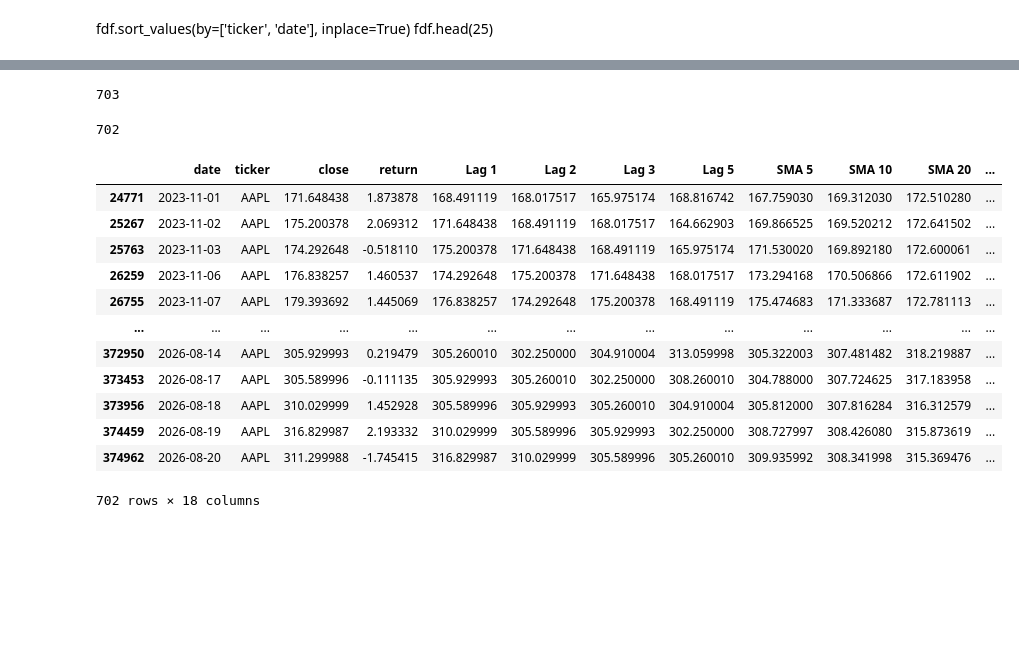
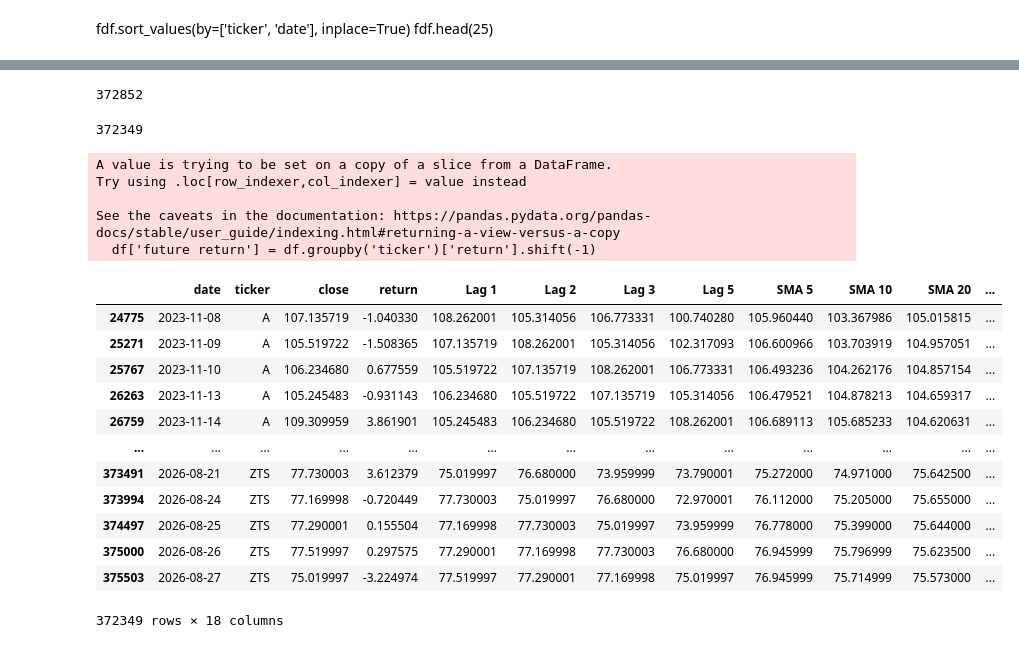
Before and after one commit to Suman-Poola/Random-Forrest-s-p500, a Jupyter notebook: Random_Forest.ipynb, the cells around one changed output, grey strips where cells are left out. Saved outputs shown, nothing was run; the diff lists cells and outputs as text; code cells hidden in the pictures; blank space fills up the shorter version.

Commit message:
Remade the random forest with the 500 stocks data frame

```diff
--- a/Random_Forest.ipynb
+++ b/Random_Forest.ipynb
@@ -158 +149,3 @@ fdf_appl.head()
+# %%
+df=fdf
 # %%
@@ -210,12 +199,12 @@ fdf.head(25)
 # %%
-fdf_appl['SMA 5'] = fdf_appl['close'].rolling(window=5).mean()
-fdf_appl['SMA 10'] = fdf_appl['close'].rolling(window=10).mean()
-fdf_appl['SMA 20'] = fdf_appl['close'].rolling(window=20).mean()
-fdf_appl['SMA 30'] = fdf_appl['close'].rolling(window=30).mean()
-fdf_appl['SMA 50'] = fdf_appl['close'].rolling(window=50).mean()
+df['SMA 5'] = df['close'].rolling(window=5).mean()
+df['SMA 10'] = df['close'].rolling(window=10).mean()
+df['SMA 20'] = df['close'].rolling(window=20).mean()
+df['SMA 30'] = df['close'].rolling(window=30).mean()
+df['SMA 50'] = df['close'].rolling(window=50).mean()
 
-fdf_appl.head(100)
-#fdf_appl = fdf[fdf['ticker'] == 'AAPL'].copy()
-#fdf_appl.head()
+df.head(100)
+#df = fdf[fdf['ticker'] == 'AAPL'].copy()
+#df.head()
 # %% [output]
 |  | date | ticker | close | return | Lag 1 | Lag 2 | Lag 3 | Lag 5 | SMA 5 | SMA 10 | SMA 20 | ... |
@@ -233,9 +222,9 @@ fdf_appl.head(100)
 100 rows × 13 columns
 # %%
-fdf_appl['volatility 5'] = fdf_appl['return'].rolling(5).std()
-fdf_appl['volatility 10'] = fdf_appl['return'].rolling(10).std()
-fdf_appl['volatility 20'] = fdf_appl['return'].rolling(20).std()
-fdf_appl['volatility 30'] = fdf_appl['return'].rolling(30).std()
-fdf_appl.head()
+df['volatility 5'] = df['return'].rolling(5).std()
+df['volatility 10'] = df['return'].rolling(10).std()
+df['volatility 20'] = df['return'].rolling(20).std()
+df['volatility 30'] = df['return'].rolling(30).std()
+df.head()
 # %% [output]
 |  | date | ticker | close | return | Lag 1 | Lag 2 | Lag 3 | Lag 5 | SMA 5 | SMA 10 | SMA 20 | ... |
@@ -247,6 +236,6 @@ fdf_appl.head()
 # %%
-fdf_appl = fdf_appl.dropna()
-#fdf_appl = fdf_appl.drop(columns = 'SMA 100')
-fdf_appl.head()
+df = df.dropna()
+#df = df.drop(columns = 'SMA 100')
+df.head()
 # %% [output]
 |  | date | ticker | close | return | Lag 1 | Lag 2 | Lag 3 | Lag 5 | SMA 5 | SMA 10 | SMA 20 | ... |
@@ -258,26 +247,31 @@ fdf_appl.head()
 # %%
-len(fdf_appl)
+len(df)
 # %% [output]
-703
+372852
 # %%
-fdf_appl['future return'] = fdf_appl.groupby('ticker')['return'].shift(-1)
-fdf_appl = fdf_appl.dropna()
-print(len(fdf_appl))
-fdf_appl.head(len(fdf_appl))
+df['future return'] = df.groupby('ticker')['return'].shift(-1)
+df = df.dropna()
+print(len(df))
+df.head(len(df))
 # %% [output]
-702
+372349
+A value is trying to be set on a copy of a slice from a DataFrame.
+Try using .loc[row_indexer,col_indexer] = value instead
+
+See the caveats in the documentation: https://pandas.pydata.org/pandas-docs/stable/user_guide/indexing.html#returning-a-view-versus-a-copy
+  df['future return'] = df.groupby('ticker')['return'].shift(-1)
 |  | date | ticker | close | return | Lag 1 | Lag 2 | Lag 3 | Lag 5 | SMA 5 | SMA 10 | SMA 20 | ... |
-| 24771 | 2023-11-01 | AAPL | 171.648438 | 1.873878 | 168.491119 | 168.017517 | 165.975174 | 168.816742 | 167.759030 | 169.312030 | 172.510280 | ... |
-| 25267 | 2023-11-02 | AAPL | 175.200378 | 2.069312 | 171.648438 | 168.491119 | 168.017517 | 164.662903 | 169.866525 | 169.520212 | 172.641502 | ... |
-| 25763 | 2023-11-03 | AAPL | 174.292648 | -0.518110 | 175.200378 | 171.648438 | 168.491119 | 165.975174 | 171.530020 | 169.892180 | 172.600061 | ... |
-| 26259 | 2023-11-06 | AAPL | 176.838257 | 1.460537 | 174.292648 | 175.200378 | 171.648438 | 168.017517 | 173.294168 | 170.506866 | 172.611902 | ... |
-| 26755 | 2023-11-07 | AAPL | 179.393692 | 1.445069 | 176.838257 | 174.292648 | 175.200378 | 168.491119 | 175.474683 | 171.333687 | 172.781113 | ... |
+| 24775 | 2023-11-08 | A | 107.135719 | -1.040330 | 108.262001 | 105.314056 | 106.773331 | 100.740280 | 105.960440 | 103.367986 | 105.015815 | ... |
+| 25271 | 2023-11-09 | A | 105.519722 | -1.508365 | 107.135719 | 108.262001 | 105.314056 | 102.317093 | 106.600966 | 103.703919 | 104.957051 | ... |
+| 25767 | 2023-11-10 | A | 106.234680 | 0.677559 | 105.519722 | 107.135719 | 108.262001 | 106.773331 | 106.493236 | 104.262176 | 104.857154 | ... |
+| 26263 | 2023-11-13 | A | 105.245483 | -0.931143 | 106.234680 | 105.519722 | 107.135719 | 105.314056 | 106.479521 | 104.878213 | 104.659317 | ... |
+| 26759 | 2023-11-14 | A | 109.309959 | 3.861901 | 105.245483 | 106.234680 | 105.519722 | 108.262001 | 106.689113 | 105.685233 | 104.620631 | ... |
 | ... | ... | ... | ... | ... | ... | ... | ... | ... | ... | ... | ... | ... |
-| 372950 | 2026-08-14 | AAPL | 305.929993 | 0.219479 | 305.260010 | 302.250000 | 304.910004 | 313.059998 | 305.322003 | 307.481482 | 318.219887 | ... |
-| 373453 | 2026-08-17 | AAPL | 305.589996 | -0.111135 | 305.929993 | 305.260010 | 302.250000 | 308.260010 | 304.788000 | 307.724625 | 317.183958 | ... |
-| 373956 | 2026-08-18 | AAPL | 310.029999 | 1.452928 | 305.589996 | 305.929993 | 305.260010 | 304.910004 | 305.812000 | 307.816284 | 316.312579 | ... |
-| 374459 | 2026-08-19 | AAPL | 316.829987 | 2.193332 | 310.029999 | 305.589996 | 305.929993 | 302.250000 | 308.727997 | 308.426080 | 315.873619 | ... |
-| 374962 | 2026-08-20 | AAPL | 311.299988 | -1.745415 | 316.829987 | 310.029999 | 305.589996 | 305.260010 | 309.935992 | 308.341998 | 315.369476 | ... |
+| 373491 | 2026-08-21 | ZTS | 77.730003 | 3.612379 | 75.019997 | 76.680000 | 73.959999 | 73.790001 | 75.272000 | 74.971000 | 75.642500 | ... |
+| 373994 | 2026-08-24 | ZTS | 77.169998 | -0.720449 | 77.730003 | 75.019997 | 76.680000 | 72.970001 | 76.112000 | 75.205000 | 75.655000 | ... |
+| 374497 | 2026-08-25 | ZTS | 77.290001 | 0.155504 | 77.169998 | 77.730003 | 75.019997 | 73.959999 | 76.778000 | 75.399000 | 75.644000 | ... |
+| 375000 | 2026-08-26 | ZTS | 77.519997 | 0.297575 | 77.290001 | 77.169998 | 77.730003 | 76.680000 | 76.945999 | 75.796999 | 75.623500 | ... |
+| 375503 | 2026-08-27 | ZTS | 75.019997 | -3.224974 | 77.519997 | 77.290001 | 77.169998 | 75.019997 | 76.945999 | 75.714999 | 75.573000 | ... |
-702 rows × 18 columns
+372349 rows × 18 columns
 # %%
 features = ['close', 'return', 'Lag 1', 'Lag 2', 'Lag 3', 'Lag 5', 'volatility 5', 'volatility 10', 'volatility 20', 'volatility 30','SMA 10' ,'SMA 20','SMA 30','SMA 50']
```
Also changed, not shown: parts of 20 cells of this notebook.
